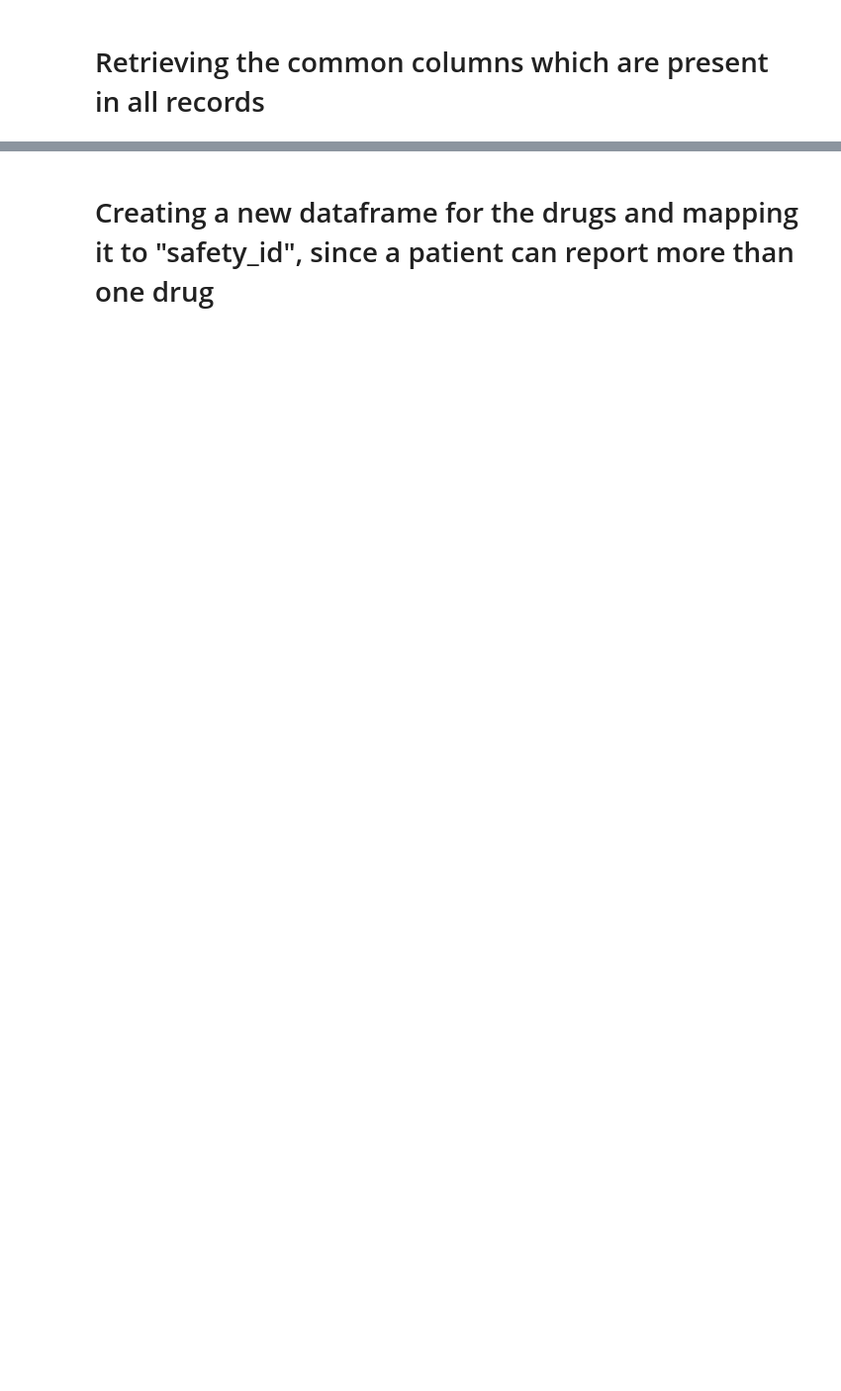
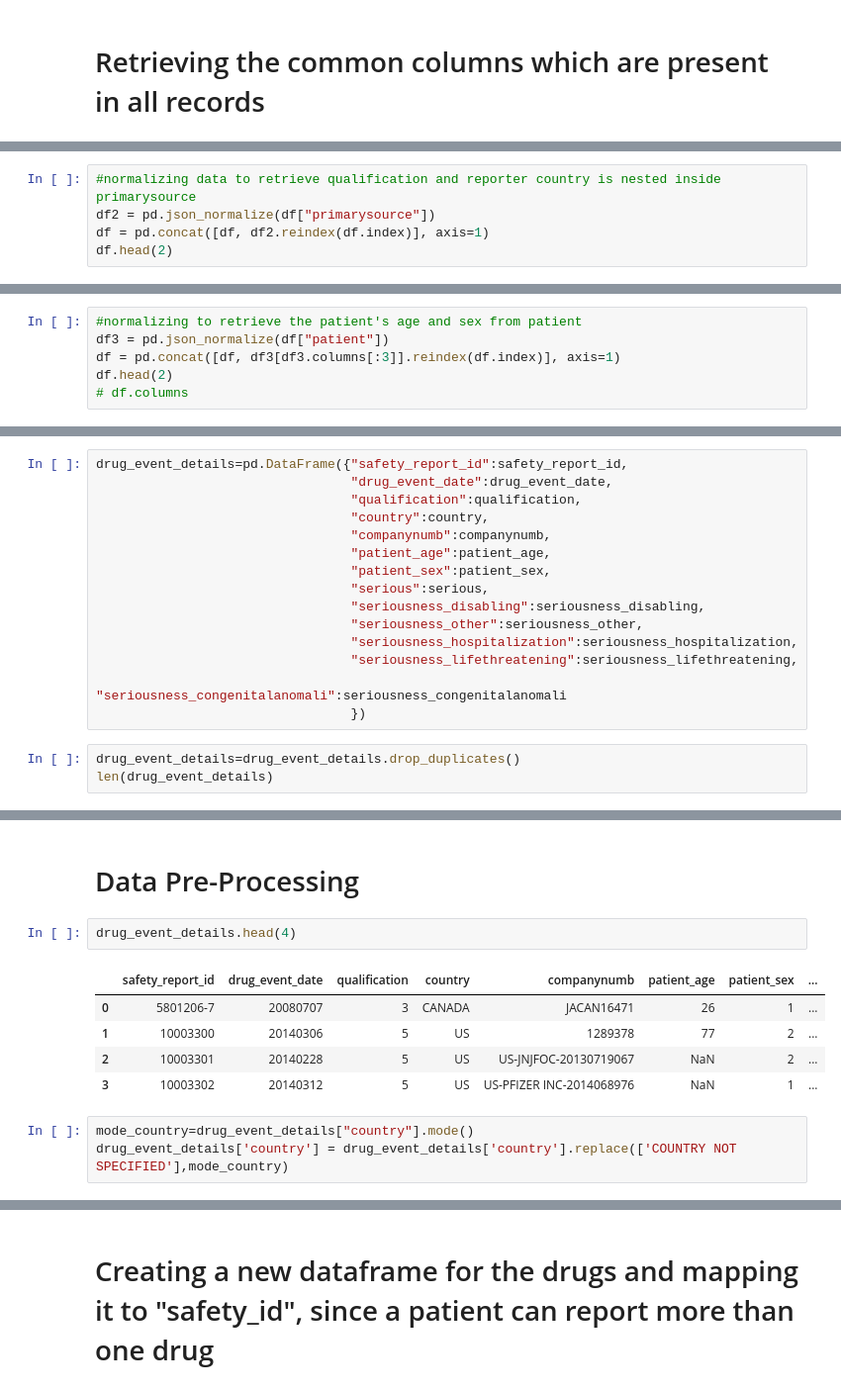
Before and after one commit to PrithviMD/DRUG, a Jupyter notebook: Drug_Events.ipynb, the cells around one changed output, grey strips where cells are left out. Shown at 99% size. Saved outputs shown, nothing was run; the diff lists cells and outputs as text; blank space fills up the shorter version.

```diff
--- a/Drug_Events.ipynb
+++ b/Drug_Events.ipynb
@@ -269,0 +36,5 @@ df1[df1["companynumb"].str.contains("fagron")]
+# %%
+#normalizing data to retrieve qualification and reporter country is nested inside primarysource
+df2 = pd.json_normalize(df["primarysource"])
+df = pd.concat([df, df2.reindex(df.index)], axis=1)
+df.head(2)
@@ -269,0 +52,6 @@ df1[df1["companynumb"].str.contains("fagron")]
+# %%
+#normalizing to retrieve the patient's age and sex from patient
+df3 = pd.json_normalize(df["patient"])
+df = pd.concat([df, df3[df3.columns[:3]].reindex(df.index)], axis=1)
+df.head(2)
+# df.columns
@@ -269,0 +164,18 @@ df1[df1["companynumb"].str.contains("fagron")]
+# %%
+drug_event_details=pd.DataFrame({"safety_report_id":safety_report_id,
+                                 "drug_event_date":drug_event_date,
+                                 "qualification":qualification,
+                                 "country":country,
+                                 "companynumb":companynumb,
+                                 "patient_age":patient_age,
+                                 "patient_sex":patient_sex,
+                                 "serious":serious,
+                                 "seriousness_disabling":seriousness_disabling,
+                                 "seriousness_other":seriousness_other,
+                                 "seriousness_hospitalization":seriousness_hospitalization,
+                                 "seriousness_lifethreatening":seriousness_lifethreatening,
+                                 "seriousness_congenitalanomali":seriousness_congenitalanomali
+                                 })
+# %%
+drug_event_details=drug_event_details.drop_duplicates()
+len(drug_event_details)
@@ -269,0 +204,13 @@ df1[df1["companynumb"].str.contains("fagron")]
+# %% [markdown]
+# Data Pre-Processing
+# %%
+drug_event_details.head(4)
+# %% [output]
+|  | safety_report_id | drug_event_date | qualification | country | companynumb | patient_age | patient_sex | ... |
+| 0 | 5801206-7 | 20080707 | 3 | CANADA | JACAN16471 | 26 | 1 | ... |
+| 1 | 10003300 | 20140306 | 5 | US | 1289378 | 77 | 2 | ... |
+| 2 | 10003301 | 20140228 | 5 | US | US-JNJFOC-20130719067 | NaN | 2 | ... |
+| 3 | 10003302 | 20140312 | 5 | US | US-PFIZER INC-2014068976 | NaN | 1 | ... |
+# %%
+mode_country=drug_event_details["country"].mode()
+drug_event_details['country'] = drug_event_details['country'].replace(['COUNTRY NOT SPECIFIED'],mode_country)
```
Also changed, not shown: parts of 120 cells of this notebook.
